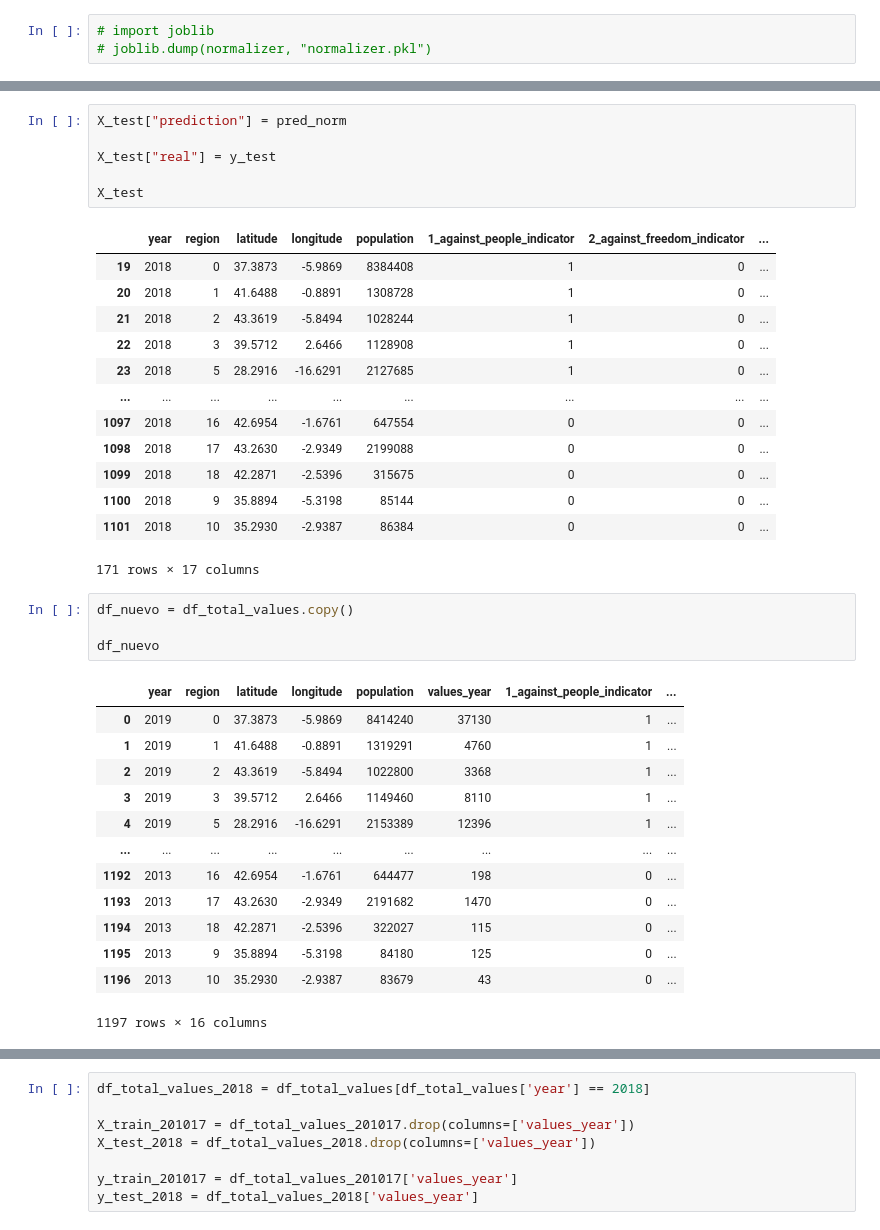
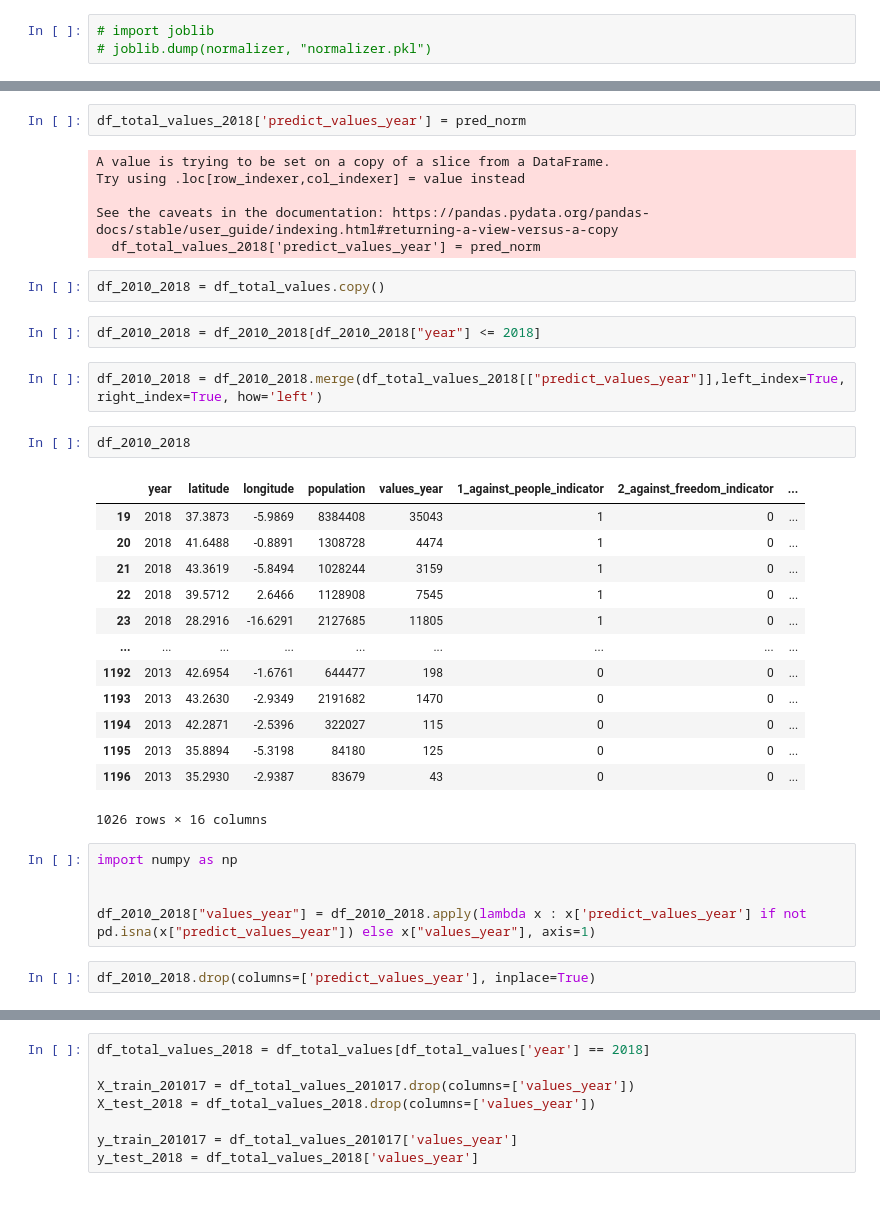
Before and after one commit to ivanalonsom/Project6, a Jupyter notebook: main.ipynb, the cells around one changed output, grey strips where cells are left out. Cells and saved outputs as stored; diff of their text form; blank space fills up the shorter version.

```diff
--- a/main.ipynb
+++ b/main.ipynb
@@ -356,38 +142,37 @@ array([3.5336790e+04, 3.5406500e+03, 3.0325200e+03, 6.7946700e+03,
-# %%
-X_test["prediction"] = pred_norm
-
-X_test["real"] = y_test
-
-X_test
-# %% [output]
-|  | year | region | latitude | longitude | population | 1_against_people_indicator | 2_against_freedom_indicator | ... |
-| 19 | 2018 | 0 | 37.3873 | -5.9869 | 8384408 | 1 | 0 | ... |
-| 20 | 2018 | 1 | 41.6488 | -0.8891 | 1308728 | 1 | 0 | ... |
-| 21 | 2018 | 2 | 43.3619 | -5.8494 | 1028244 | 1 | 0 | ... |
-| 22 | 2018 | 3 | 39.5712 | 2.6466 | 1128908 | 1 | 0 | ... |
-| 23 | 2018 | 5 | 28.2916 | -16.6291 | 2127685 | 1 | 0 | ... |
-| ... | ... | ... | ... | ... | ... | ... | ... | ... |
-| 1097 | 2018 | 16 | 42.6954 | -1.6761 | 647554 | 0 | 0 | ... |
-| 1098 | 2018 | 17 | 43.2630 | -2.9349 | 2199088 | 0 | 0 | ... |
-| 1099 | 2018 | 18 | 42.2871 | -2.5396 | 315675 | 0 | 0 | ... |
-| 1100 | 2018 | 9 | 35.8894 | -5.3198 | 85144 | 0 | 0 | ... |
-| 1101 | 2018 | 10 | 35.2930 | -2.9387 | 86384 | 0 | 0 | ... |
-171 rows × 17 columns
+# %%
+df_total_values_2018['predict_values_year'] = pred_norm
+# %% [output]
+A value is trying to be set on a copy of a slice from a DataFrame.
+Try using .loc[row_indexer,col_indexer] = value instead
+
+See the caveats in the documentation: https://pandas.pydata.org/pandas-docs/stable/user_guide/indexing.html#returning-a-view-versus-a-copy
+  df_total_values_2018['predict_values_year'] = pred_norm
 # %%
-df_nuevo = df_total_values.copy()
-
-df_nuevo
+df_2010_2018 = df_total_values.copy()
-# %% [output]
-|  | year | region | latitude | longitude | population | values_year | 1_against_people_indicator | ... |
-| 0 | 2019 | 0 | 37.3873 | -5.9869 | 8414240 | 37130 | 1 | ... |
-| 1 | 2019 | 1 | 41.6488 | -0.8891 | 1319291 | 4760 | 1 | ... |
-| 2 | 2019 | 2 | 43.3619 | -5.8494 | 1022800 | 3368 | 1 | ... |
-| 3 | 2019 | 3 | 39.5712 | 2.6466 | 1149460 | 8110 | 1 | ... |
-| 4 | 2019 | 5 | 28.2916 | -16.6291 | 2153389 | 12396 | 1 | ... |
-| ... | ... | ... | ... | ... | ... | ... | ... | ... |
-| 1192 | 2013 | 16 | 42.6954 | -1.6761 | 644477 | 198 | 0 | ... |
-| 1193 | 2013 | 17 | 43.2630 | -2.9349 | 2191682 | 1470 | 0 | ... |
-| 1194 | 2013 | 18 | 42.2871 | -2.5396 | 322027 | 115 | 0 | ... |
-| 1195 | 2013 | 9 | 35.8894 | -5.3198 | 84180 | 125 | 0 | ... |
-| 1196 | 2013 | 10 | 35.2930 | -2.9387 | 83679 | 43 | 0 | ... |
-1197 rows × 16 columns
+# %%
+df_2010_2018 = df_2010_2018[df_2010_2018["year"] <= 2018]
+# %%
+df_2010_2018 = df_2010_2018.merge(df_total_values_2018[["predict_values_year"]],left_index=True, right_index=True, how='left')
+# %%
+df_2010_2018
+# %% [output]
+|  | year | latitude | longitude | population | values_year | 1_against_people_indicator | 2_against_freedom_indicator | ... |
+| 19 | 2018 | 37.3873 | -5.9869 | 8384408 | 35043 | 1 | 0 | ... |
+| 20 | 2018 | 41.6488 | -0.8891 | 1308728 | 4474 | 1 | 0 | ... |
+| 21 | 2018 | 43.3619 | -5.8494 | 1028244 | 3159 | 1 | 0 | ... |
+| 22 | 2018 | 39.5712 | 2.6466 | 1128908 | 7545 | 1 | 0 | ... |
+| 23 | 2018 | 28.2916 | -16.6291 | 2127685 | 11805 | 1 | 0 | ... |
+| ... | ... | ... | ... | ... | ... | ... | ... | ... |
+| 1192 | 2013 | 42.6954 | -1.6761 | 644477 | 198 | 0 | 0 | ... |
+| 1193 | 2013 | 43.2630 | -2.9349 | 2191682 | 1470 | 0 | 0 | ... |
+| 1194 | 2013 | 42.2871 | -2.5396 | 322027 | 115 | 0 | 0 | ... |
+| 1195 | 2013 | 35.8894 | -5.3198 | 84180 | 125 | 0 | 0 | ... |
+| 1196 | 2013 | 35.2930 | -2.9387 | 83679 | 43 | 0 | 0 | ... |
+1026 rows × 16 columns
+# %%
+import numpy as np
+
+
+df_2010_2018["values_year"] = df_2010_2018.apply(lambda x : x['predict_values_year'] if not pd.isna(x["predict_values_year"]) else x["values_year"], axis=1)
+# %%
+df_2010_2018.drop(columns=['predict_values_year'], inplace=True)
```
Also changed, not shown: parts of 39 cells of this notebook, 4 other files.
